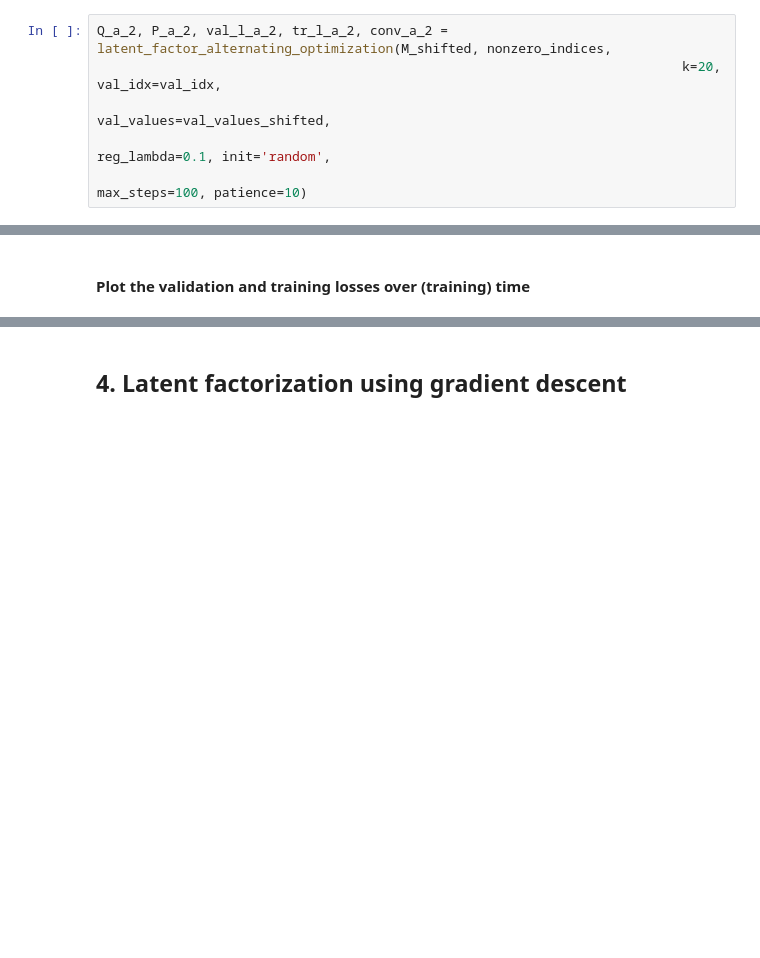
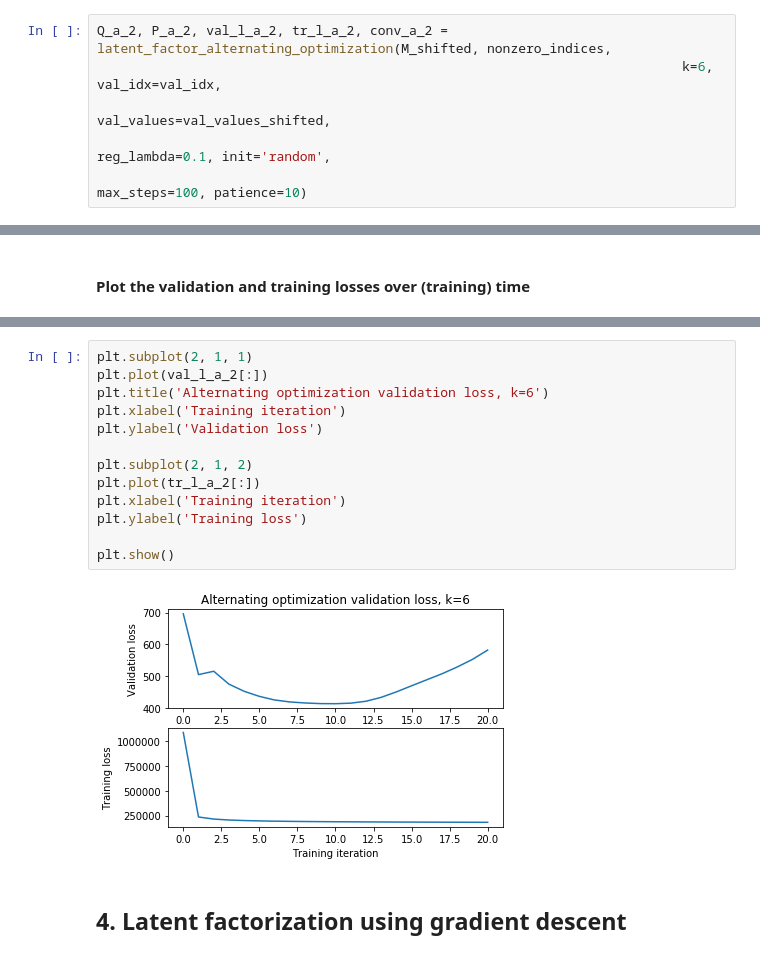
Before and after one commit to ArtemiiFrolov/Courses, a Jupyter notebook: TUM_Mining Massive Datasets/HW2_Features/task_02_rating_prediction.ipynb, the cells around one changed output, grey strips where cells are left out. Drawn from its saved outputs; the diff is of its cells as text; blank space fills up the shorter version.

```diff
--- a/TUM_Mining Massive Datasets/HW2_Features/task_02_rating_prediction.ipynb
+++ b/TUM_Mining Massive Datasets/HW2_Features/task_02_rating_prediction.ipynb
@@ -446,7 +413,7 @@ Converged after 10 iterations, on average 20.793 per iteration
 b) (**Optional**): Try some different latent dimensions $k$ in the range [5, 100]. What do you observe (convergence time, final training/validation losses)?
 # %%
 Q_a_2, P_a_2, val_l_a_2, tr_l_a_2, conv_a_2 = latent_factor_alternating_optimization(M_shifted, nonzero_indices,
-                                                                           k=20, val_idx=val_idx,
+                                                                           k=6, val_idx=val_idx,
                                                                            val_values=val_values_shifted,
                                                                            reg_lambda=0.1, init='random',
                                                                            max_steps=100, patience=10)
@@ -475,3 +440,18 @@ Converged after 2 iterations, on average 14.411 per iteration
+# %%
+plt.subplot(2, 1, 1)
+plt.plot(val_l_a_2[:])
+plt.title('Alternating optimization validation loss, k=6')
+plt.xlabel('Training iteration')
+plt.ylabel('Validation loss')
+
+plt.subplot(2, 1, 2)
+plt.plot(tr_l_a_2[:])
+plt.xlabel('Training iteration')
+plt.ylabel('Training loss')
+
+plt.show()
+# %% [output]
+[figure, added]
 # %% [markdown]
 ## 4. Latent factorization using gradient descent
 # %% [markdown]
```
Also changed, not shown: parts of 41 cells of this notebook, 12 other files.
